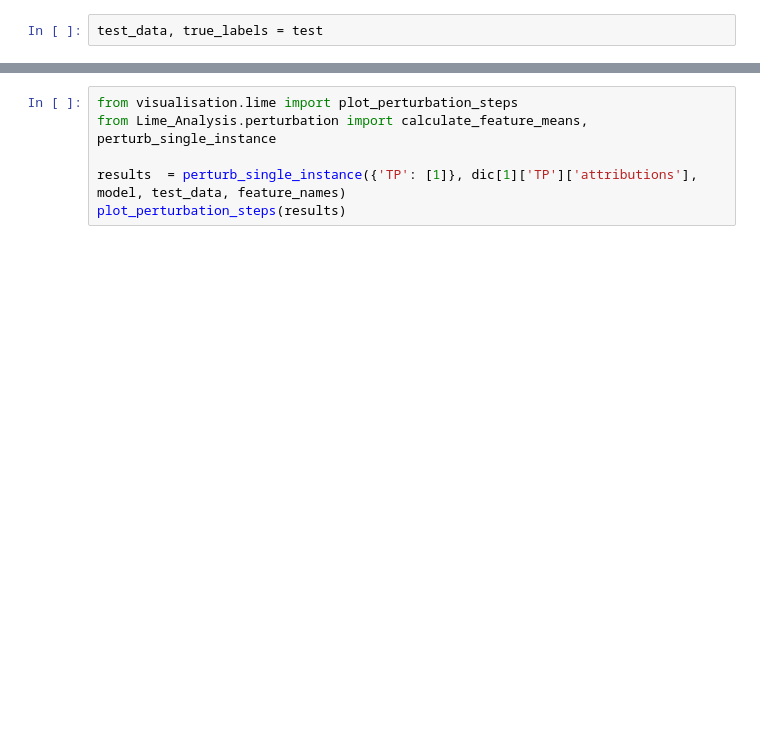
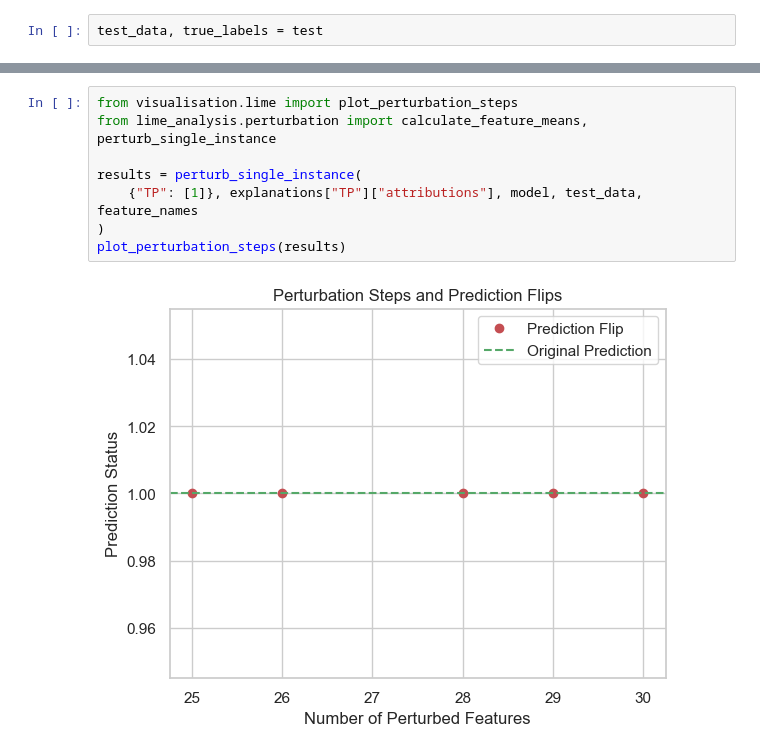
Before and after one commit to RickSanchezStoic/XAI, a Jupyter notebook: main.ipynb, the cells around one changed output, grey strips where cells are left out. Saved outputs shown, nothing was run; the diff lists cells and outputs as text; blank space fills up the shorter version.

```diff
--- a/main.ipynb
+++ b/main.ipynb
@@ -160,6 +282,10 @@ for key,val in selected_indices.items() :
 # %%
 from visualisation.lime import plot_perturbation_steps
-from Lime_Analysis.perturbation import calculate_feature_means, perturb_single_instance
+from lime_analysis.perturbation import calculate_feature_means, perturb_single_instance
 
-results  = perturb_single_instance({'TP': [1]}, dic[1]['TP']['attributions'], model, test_data, feature_names)
+results = perturb_single_instance(
+    {"TP": [1]}, explanations["TP"]["attributions"], model, test_data, feature_names
+)
 plot_perturbation_steps(results)
+# %% [output]
+[figure, added]
```
Also changed, not shown: parts of 76 cells of this notebook, 16 other files.
